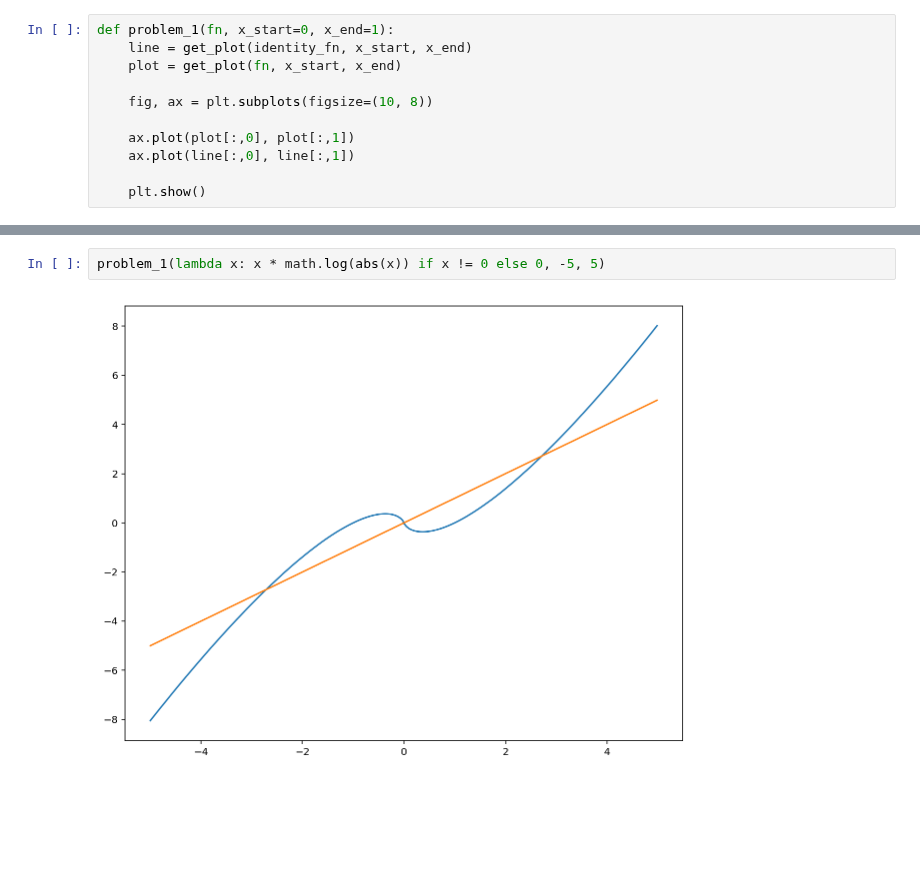
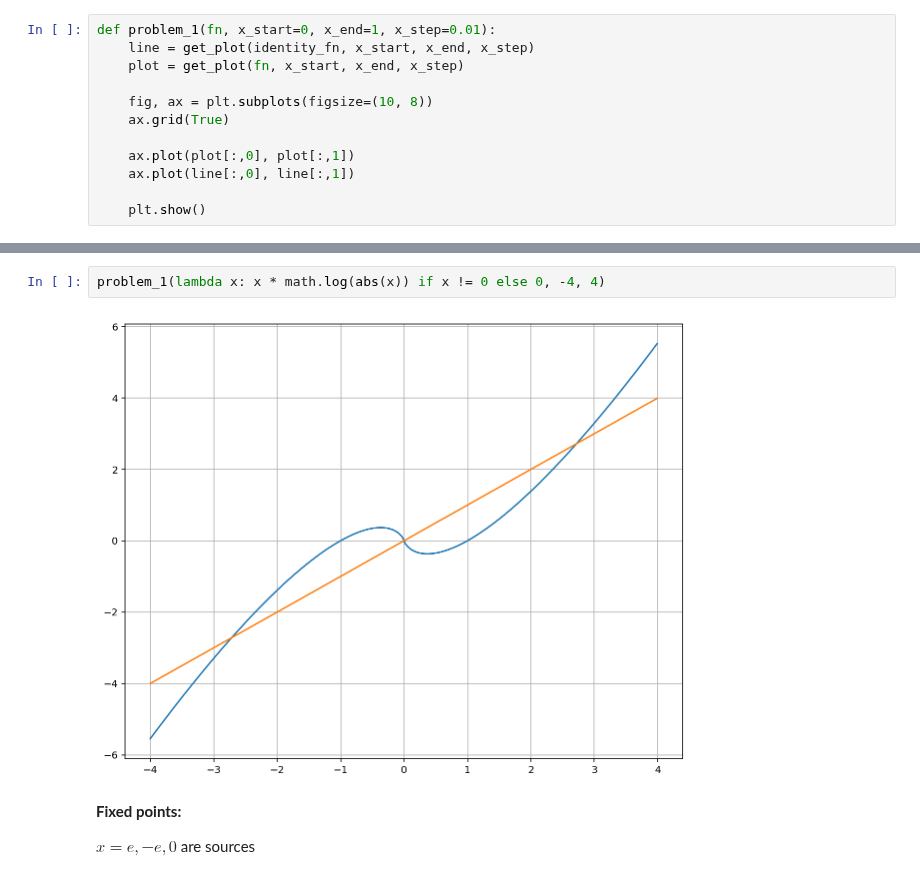
Before and after one commit to themichaelyang/dynsys, a Jupyter notebook: midterm.ipynb, the cells around one changed output, grey strips where cells are left out. Drawn from its saved outputs; the diff is of its cells as text; blank space fills up the shorter version.

Commit message:
Finish midterm problem 6

```diff
--- a/midterm.ipynb
+++ b/midterm.ipynb
@@ -24,10 +32,11 @@ def get_plot(f, x_start, x_end, x_step=0.01):
 identity_fn = lambda x: x
 # %%
-def problem_1(fn, x_start=0, x_end=1):
-    line = get_plot(identity_fn, x_start, x_end)
-    plot = get_plot(fn, x_start, x_end)
+def problem_1(fn, x_start=0, x_end=1, x_step=0.01):
+    line = get_plot(identity_fn, x_start, x_end, x_step)
+    plot = get_plot(fn, x_start, x_end, x_step)
 
     fig, ax = plt.subplots(figsize=(10, 8))
+    ax.grid(True)
 
     ax.plot(plot[:,0], plot[:,1])
     ax.plot(line[:,0], line[:,1])
@@ -45,4 +91,8 @@ problem_1(lambda x: 0.5 + x + math.sin(x), -5.5, 6.5)
 # %%
-problem_1(lambda x: x * math.log(abs(x)) if x != 0 else 0, -5, 5)
+problem_1(lambda x: x * math.log(abs(x)) if x != 0 else 0, -4, 4)
 # %% [output]
-[figure, old version]
+[figure, new version]
+# %% [markdown]
+**Fixed points:**
+
+$x = e, -e, 0$ are sources
```
Also changed, not shown: parts of 20 cells of this notebook, 1 other file.
